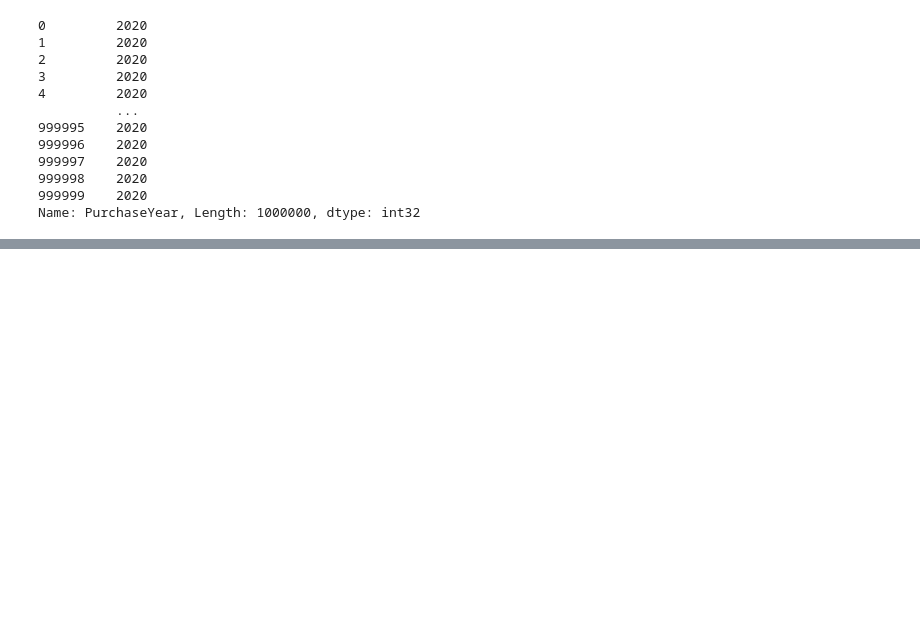
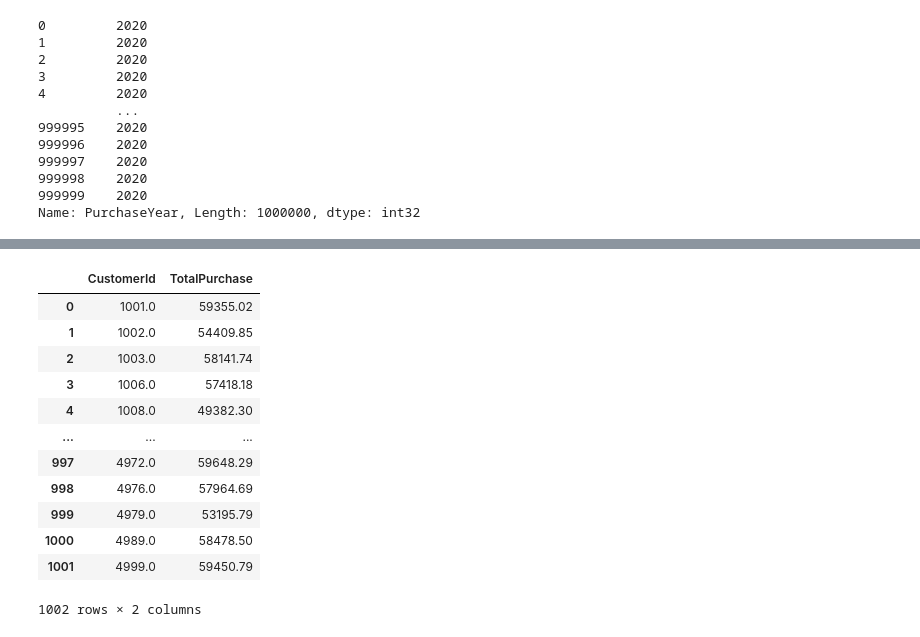
Before and after one commit to priyadarshi2/Data_Science_Internship, a Jupyter notebook: Customer_purchase/customer_purchases.ipynb, the cells around one changed output, grey strips where cells are left out. Saved outputs shown, nothing was run; the diff lists cells and outputs as text; code cells hidden in the pictures; blank space fills up the shorter version.

```diff
--- a/Customer_purchase/customer_purchases.ipynb
+++ b/Customer_purchase/customer_purchases.ipynb
@@ -106,0 +171,17 @@ Name: PurchaseYear, Length: 1000000, dtype: int32
+# %%
+#Display low spending customers
+low_spending_customers
+# %% [output]
+|  | CustomerId | TotalPurchase |
+| 0 | 1001.0 | 59355.02 |
+| 1 | 1002.0 | 54409.85 |
+| 2 | 1003.0 | 58141.74 |
+| 3 | 1006.0 | 57418.18 |
+| 4 | 1008.0 | 49382.30 |
+| ... | ... | ... |
+| 997 | 4972.0 | 59648.29 |
+| 998 | 4976.0 | 57964.69 |
+| 999 | 4979.0 | 53195.79 |
+| 1000 | 4989.0 | 58478.50 |
+| 1001 | 4999.0 | 59450.79 |
+1002 rows × 2 columns
```
Also changed, not shown: parts of 8 cells of this notebook, 1 other file.
